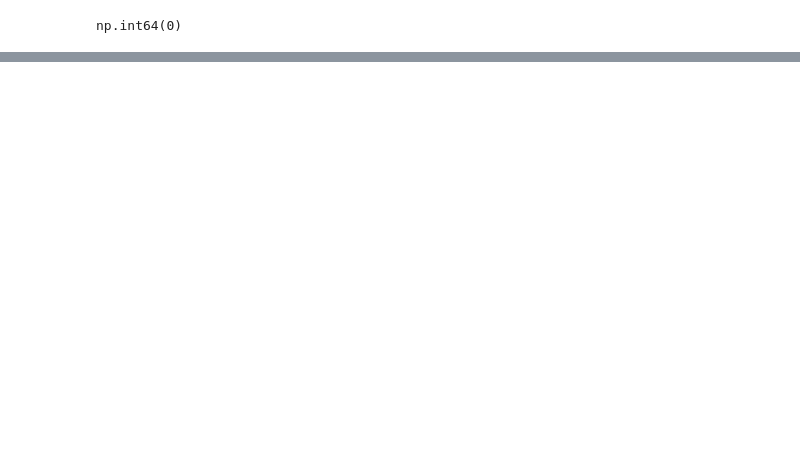
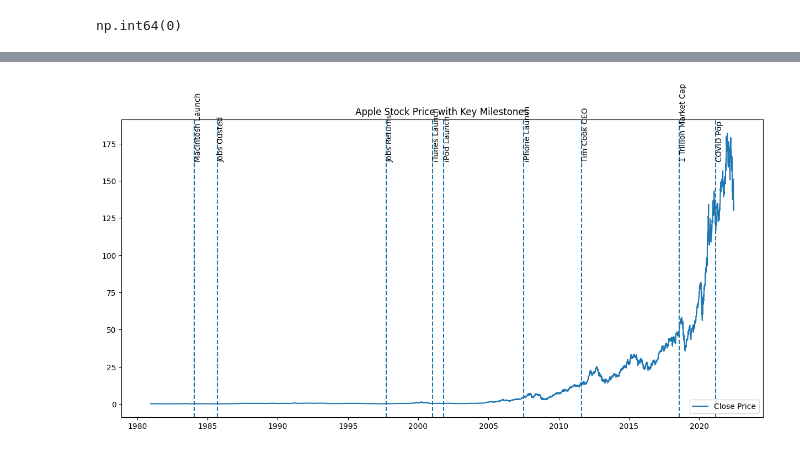
Before and after one commit to seeraseshasai-collab/apple-stock-analysis, a Jupyter notebook: notebooks/01_EDA_saradhi.ipynb, the cells around one changed output, grey strips where cells are left out. Cells and saved outputs as stored; diff of their text form; code cells hidden in the pictures; blank space fills up the shorter version.

```diff
--- a/notebooks/01_EDA_saradhi.ipynb
+++ b/notebooks/01_EDA_saradhi.ipynb
@@ -97,0 +93,33 @@ plt.show()
+# %%
+events = {
+    "Macintosh Launch": "1984-01-24",
+    "Jobs Ousted": "1985-09-16",
+    "Jobs Returns": "1997-09-16",
+    "iTunes Launch": "2001-01-09",
+    "iPod Launch": "2001-10-23",
+    "iPhone Launch": "2007-06-29",
+    "Tim Cook CEO": "2011-08-24",
+    "iPhone 6 & Watch": "2014-09-01",
+    "1 Trillion Market Cap": "2018-08-02",
+    "COVID Pop": "2021-03-09"
+}
+
+# Convert to datetime
+events = {k: pd.to_datetime(v) for k, v in events.items()}
+# %%
+plt.figure(figsize=(15,7))
+
+# Plot stock price
+plt.plot(df['Close'], label='Close Price')
+
+# Add vertical lines for events
+for event, date in events.items():
+    if date in df.index:
+        plt.axvline(x=date, linestyle='--')
+        plt.text(date, df['Close'].max()*0.9, event, rotation=90)
+
+plt.title("Apple Stock Price with Key Milestones")
+plt.legend()
+plt.show()
+# %% [output]
+[figure, added]
```
Also changed, not shown: parts of 17 cells of this notebook.
